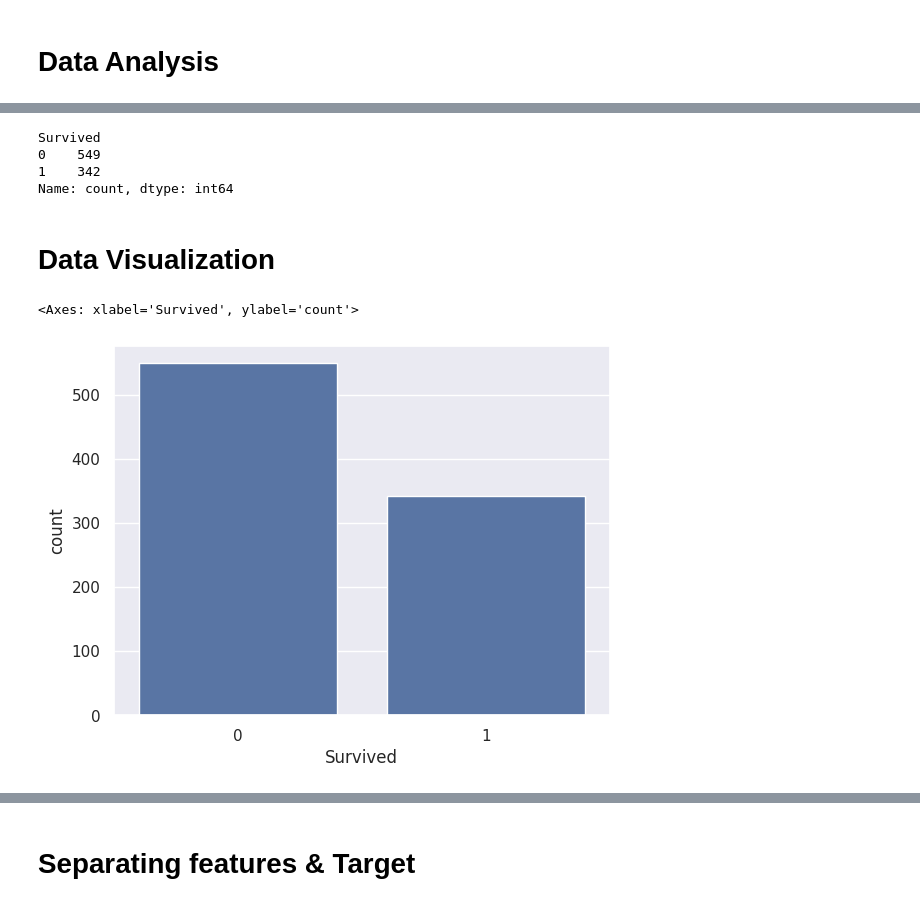
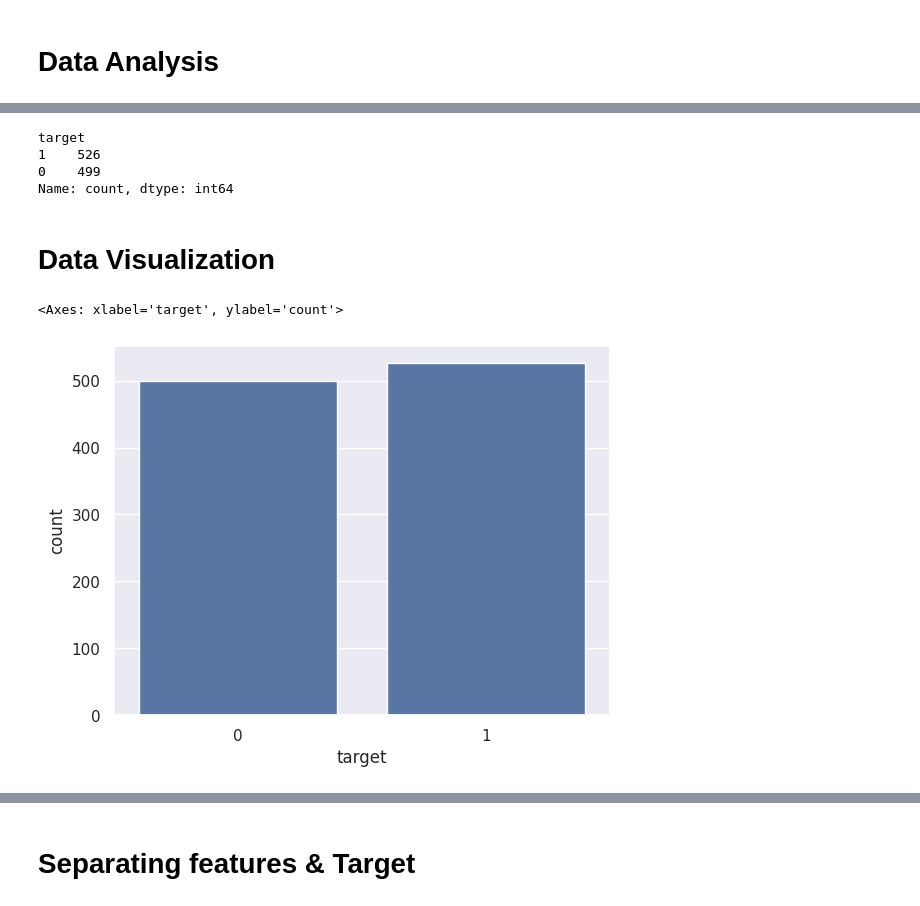
Before and after one commit to vidhya2324/Machine_learning, a Jupyter notebook: Heart_disease.ipynb, the cells around one changed output, grey strips where cells are left out. Saved outputs shown, nothing was run; the diff lists cells and outputs as text; code cells hidden in the pictures.

```diff
--- a/Heart_disease.ipynb
+++ b/Heart_disease.ipynb
@@ -12,6 +12,6 @@ from sklearn.metrics import accuracy_score
 # **Data Collection & Processing**
 # %%
 # load the data from csv file to Pandas DataFrame
-titanic_data = pd.read_csv('/content/train.csv')
+heart_disease = pd.read_csv('/content/heart.csv')
 # %%
 # printing the first 5 rows of the dataframe
@@ -151,19 +90,19 @@ titanic_data.describe()
 # %%
 # finding the number of people survived and not survived
-titanic_data['Survived'].value_counts()
+heart_disease['target'].value_counts()
 # %% [output]
-Survived
-0    549
-1    342
+target
+1    526
+0    499
 Name: count, dtype: int64
 # %% [markdown]
 # **Data Visualization**
 # %%
 sns.set()
 # %%
-# making a count plot for "Survived" column
+# making a count plot for "Target" column
 import seaborn as sns
-sns.countplot(x='Survived', data=titanic_data)
+sns.countplot(x='target', data=heart_disease )
 # %% [output]
-<Axes: xlabel='Survived', ylabel='count'>
+<Axes: xlabel='target', ylabel='count'>
-[figure, old version]
+[figure, new version]
```
Also changed, not shown: parts of 46 cells of this notebook.
